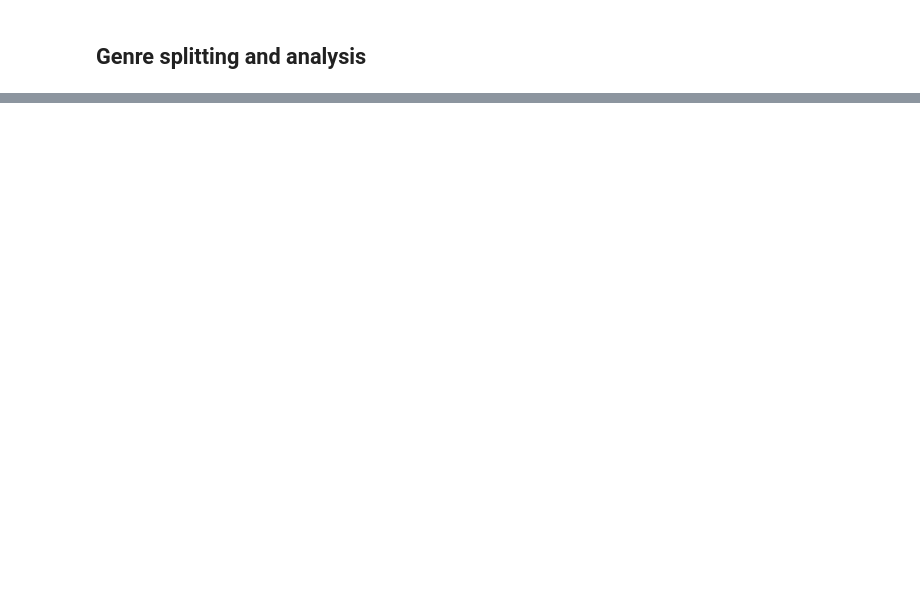
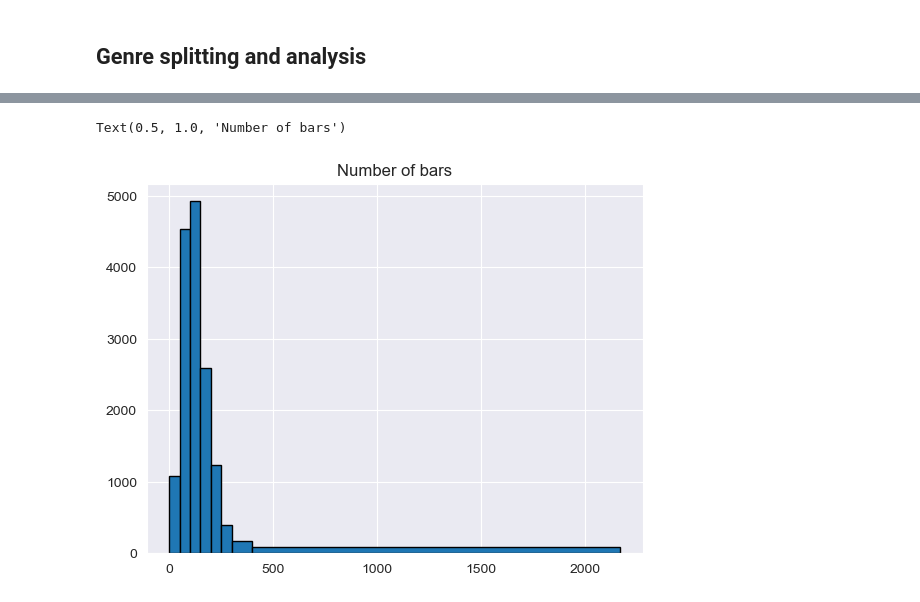
Before and after one commit to EmilianoMarrale/Spotify-Dataset-Analysis, a Jupyter notebook: Project Data Understanding.ipynb, the cells around one changed output, grey strips where cells are left out. Saved outputs shown, nothing was run; the diff lists cells and outputs as text; code cells hidden in the pictures; blank space fills up the shorter version.

```diff
--- a/Project Data Understanding.ipynb
+++ b/Project Data Understanding.ipynb
@@ -154,0 +390,7 @@ df_train
+# %%
+#Plotting the distribution of the n_bars feature
+plt.hist(df_train['n_bars'], bins=[0,50, 100,150, 200, 250,300,400, max(df_train['n_bars'])], edgecolor='black')
+plt.title('Number of bars')
+# %% [output]
+Text(0.5, 1.0, 'Number of bars')
+[figure, added]
```
Also changed, not shown: parts of 28 cells of this notebook, 1 other file.
